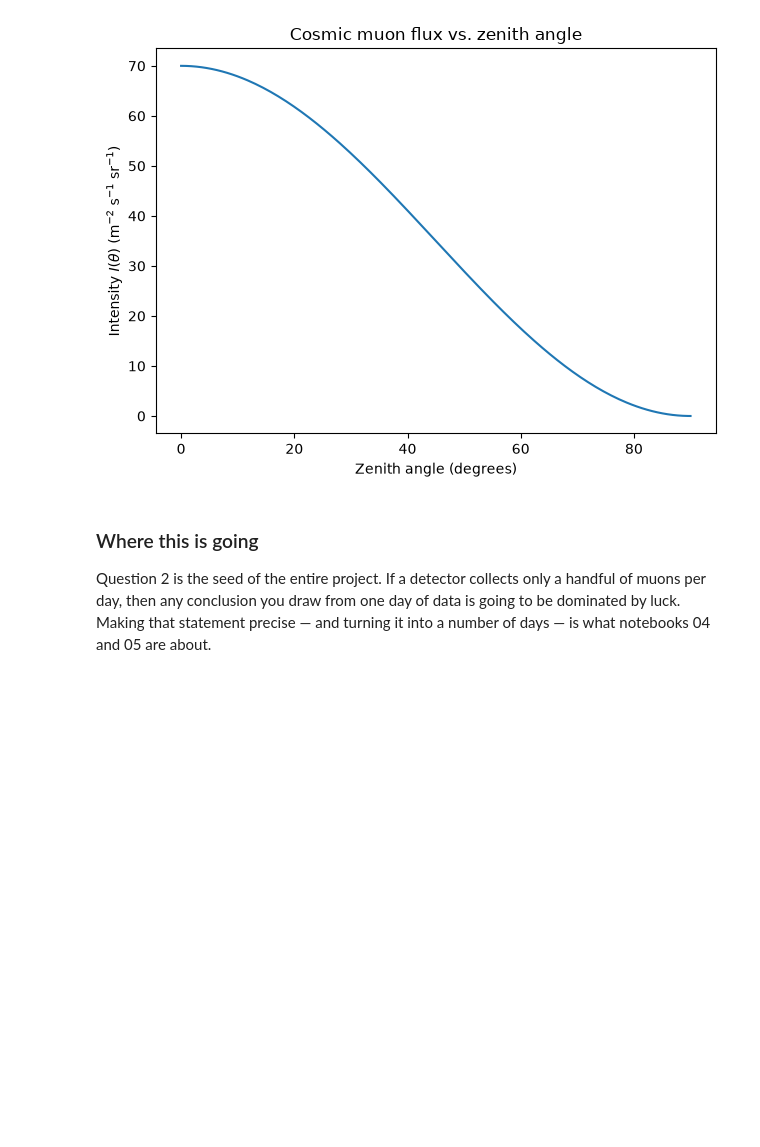
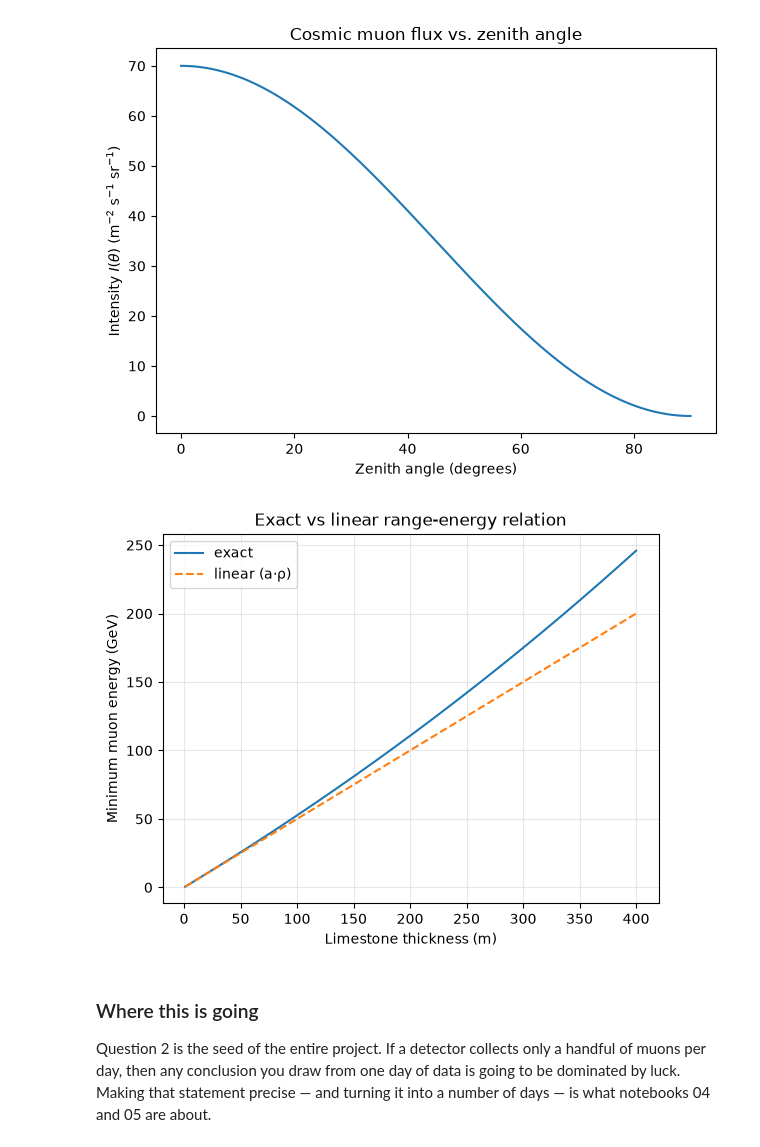
Before and after one commit to Evan-Lim/muography-project, a Jupyter notebook: evan-student-package/notebooks/01_muons_and_rock.ipynb, the cells around one changed output. Drawn from its saved outputs; the diff is of its cells as text; code cells hidden in the pictures; blank space fills up the shorter version.

```diff
--- a/evan-student-package/notebooks/01_muons_and_rock.ipynb
+++ b/evan-student-package/notebooks/01_muons_and_rock.ipynb
@@ -162,6 +162,23 @@ plt.savefig('../figures/02_flux_vs_angle.png', dpi=300, bbox_inches='tight')
 plt.show()
 # %% [output]
 [figure]
+# %%
+thickness_m = np.linspace(1, 400, 200)
+opacity = mg.opacity_from_thickness(thickness_m, density=mg.RHO_LIMESTONE)
+E_exact = mg.minimum_energy(opacity)
+E_linear = 2e-3 * opacity  # a * rho, with a = 2e-3 GeV g^-1 cm^2
+
+plt.plot(thickness_m, E_exact, label='exact')
+plt.plot(thickness_m, E_linear, '--', label='linear (a·ρ)')
+plt.xlabel('Limestone thickness (m)')
+plt.ylabel('Minimum muon energy (GeV)')
+plt.title('Exact vs linear range-energy relation')
+plt.legend()
+plt.grid(alpha=0.3)
+plt.savefig('../figures/03b_min_energy_linear_vs_exact.png', dpi=300, bbox_inches='tight')
+plt.show()
+# %% [output]
+[figure, added]
 # %% [markdown]
 ### Where this is going
 
```
Also changed, not shown: 2 other files.
